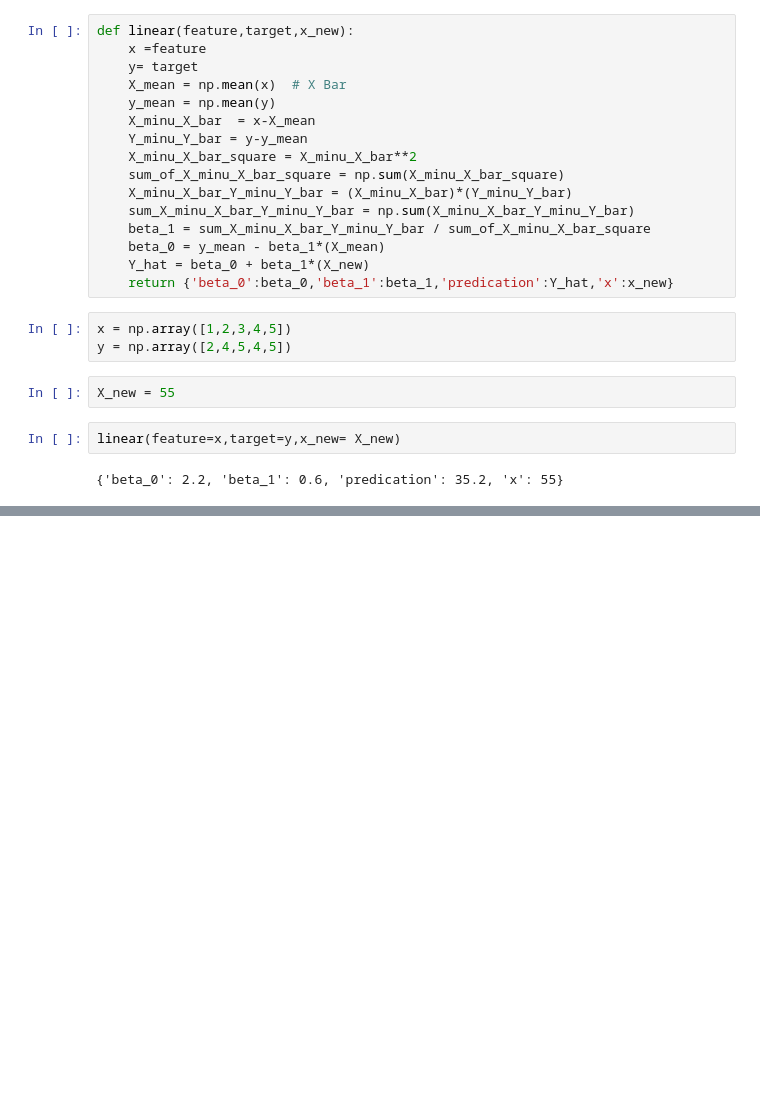
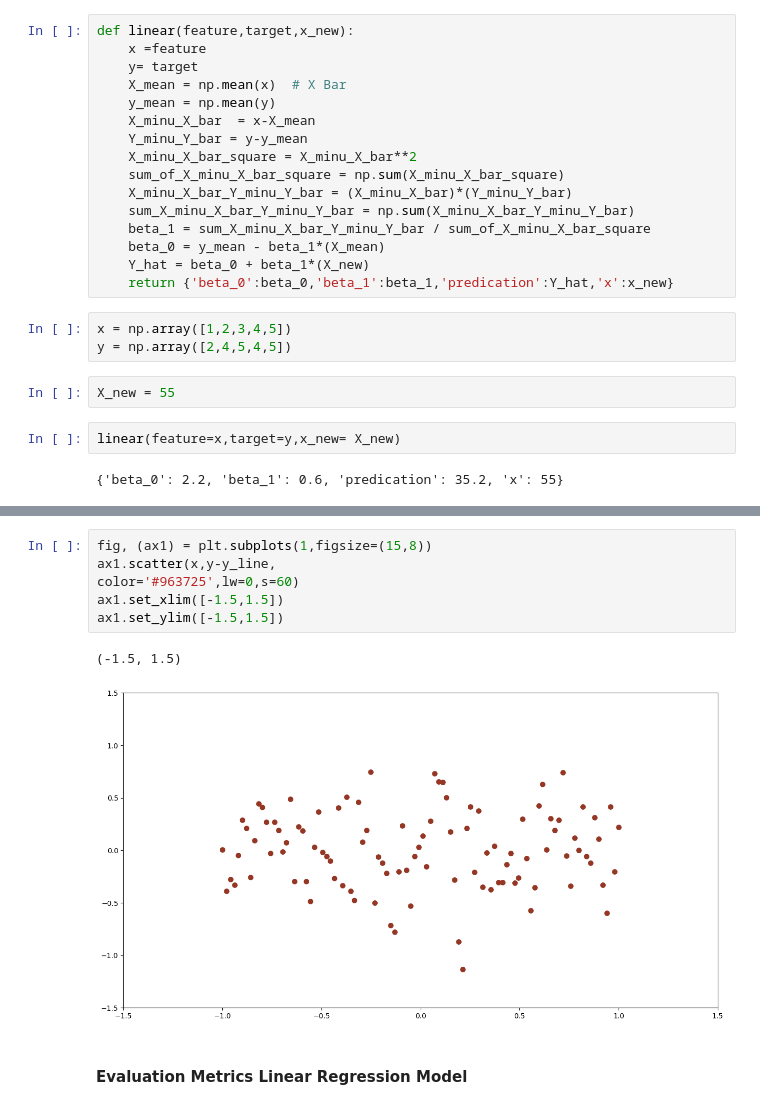
Before and after one commit to reddyprasade/Machine-Learning, a Jupyter notebook: Supervise Learning/Regrestion/Simple Linear Regression.ipynb, the cells around one changed output, grey strips where cells are left out. Cells and saved outputs as stored; diff of their text form; blank space fills up the shorter version.

Commit message:
Evaluation Metrics for Regression problems

```diff
--- a/Supervise Learning/Regrestion/Simple Linear Regression.ipynb
+++ b/Supervise Learning/Regrestion/Simple Linear Regression.ipynb
@@ -96,0 +206,11 @@ linear(feature=x,target=y,x_new= X_new)
+# %%
+fig, (ax1) = plt.subplots(1,figsize=(15,8))
+ax1.scatter(x,y-y_line,
+color='#963725',lw=0,s=60)
+ax1.set_xlim([-1.5,1.5])
+ax1.set_ylim([-1.5,1.5])
+# %% [output]
+(-1.5, 1.5)
+[figure, added]
+# %% [markdown]
+#### Evaluation Metrics Linear Regression Model
```
Also changed, not shown: parts of 18 cells of this notebook, 7 other files.
